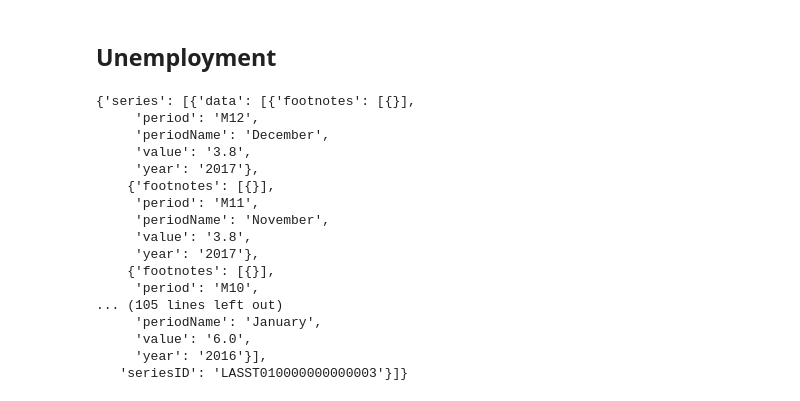
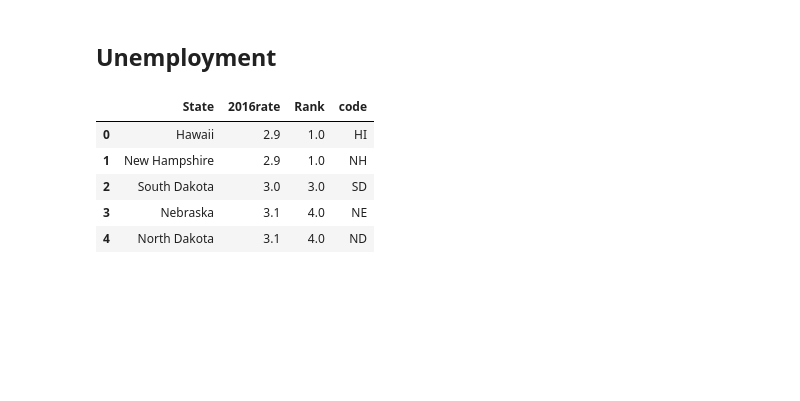
Before and after one commit to JeroenSchmidt/UvA-DSF-group, a Jupyter notebook: week3-4/exploration_notebooks/rafael/Demographic, Economic and Behavioral Data Analysis & Exploration.ipynb, the cells around one changed output. Cells and saved outputs as stored; diff of their text form; code cells hidden in the pictures; blank space fills up the shorter version.

```diff
--- a/week3-4/exploration_notebooks/rafael/Demographic, Economic and Behavioral Data Analysis & Exploration.ipynb
+++ b/week3-4/exploration_notebooks/rafael/Demographic, Economic and Behavioral Data Analysis & Exploration.ipynb
@@ -231,20 +206,0 @@ json_data = json.loads(p.text)
-# %%
-json_data['Results']
-# %% [output]
-{'series': [{'data': [{'footnotes': [{}],
-     'period': 'M12',
-     'periodName': 'December',
-     'value': '3.8',
-     'year': '2017'},
-    {'footnotes': [{}],
-     'period': 'M11',
-     'periodName': 'November',
-     'value': '3.8',
-     'year': '2017'},
-    {'footnotes': [{}],
-     'period': 'M10',
-... (105 lines left out)
-     'periodName': 'January',
-     'value': '6.0',
-     'year': '2016'}],
-   'seriesID': 'LASST010000000000003'}]}
@@ -250,0 +210,9 @@ json_data['Results']
+# %%
+df_unemployment.head()
+# %% [output]
+|  | State | 2016rate | Rank | code |
+| 0 | Hawaii | 2.9 | 1.0 | HI |
+| 1 | New Hampshire | 2.9 | 1.0 | NH |
+| 2 | South Dakota | 3.0 | 3.0 | SD |
+| 3 | Nebraska | 3.1 | 4.0 | NE |
+| 4 | North Dakota | 3.1 | 4.0 | ND |
```
Also changed, not shown: parts of 15 cells of this notebook.
